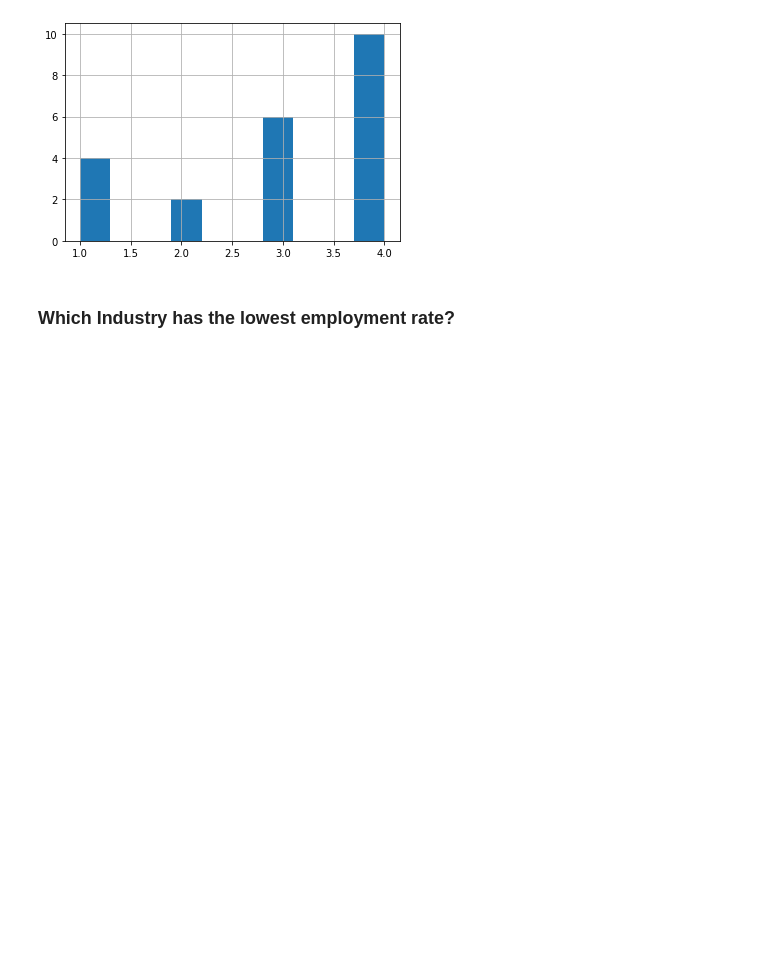
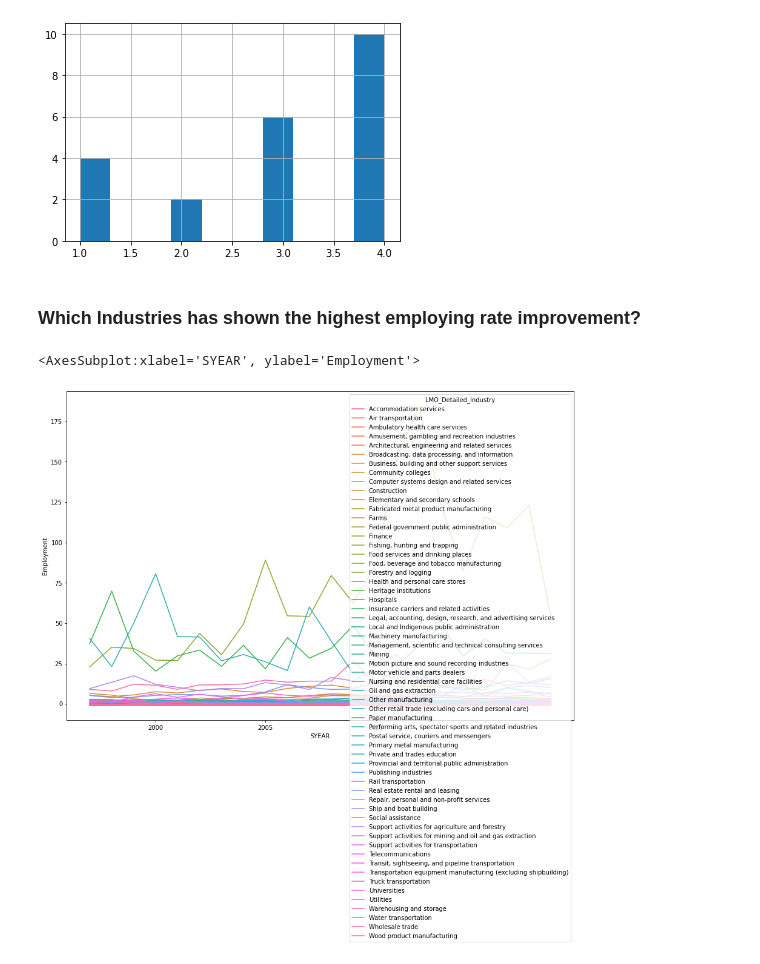
Before and after one commit to AbdiTolesa/naics-time-series-analysis, a Jupyter notebook: notebook.ipynb, the cells around one changed output. Drawn from its saved outputs; the diff is of its cells as text; code cells hidden in the pictures; blank space fills up the shorter version.

```diff
--- a/notebook.ipynb
+++ b/notebook.ipynb
@@ -180,4 +180,16 @@ result['Qtr'].hist()
 <AxesSubplot:>
 [figure]
 # %% [markdown]
-### Which Industry has the lowest employment rate?
+### Which Industries has shown the highest employing rate improvement?
+# %%
+import matplotlib.pyplot as plt
+idx = output_df_cpy.groupby('LMO_Detailed_Industry')['Employment'].idxmax()
+output_df_cpy.loc[idx]
+result = output_df_cpy.groupby(['LMO_Detailed_Industry', 'SYEAR'])['Employment'].sum()
+result
+# sns.lineplot(x="SYEAR", y=result.pct_change(), data=result, hue="LMO_Detailed_Industry")
+plt.figure(figsize=(15,10))
+sns.lineplot(x="SYEAR", y=output_df_cpy['Employment'].pct_change(), hue="LMO_Detailed_Industry", data=output_df_cpy, ci=None)
+# %% [output]
+<AxesSubplot:xlabel='SYEAR', ylabel='Employment'>
+[figure, added]
```
